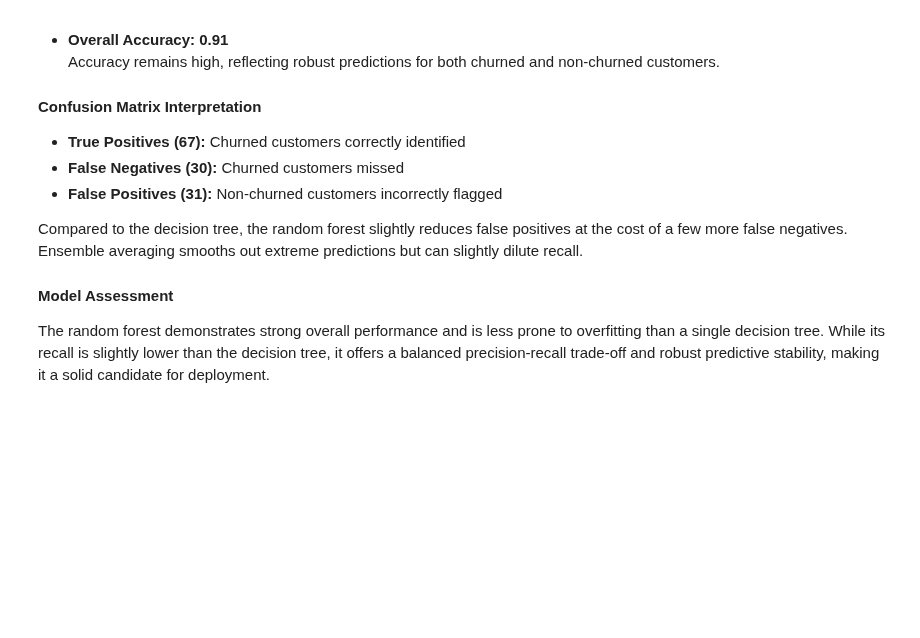
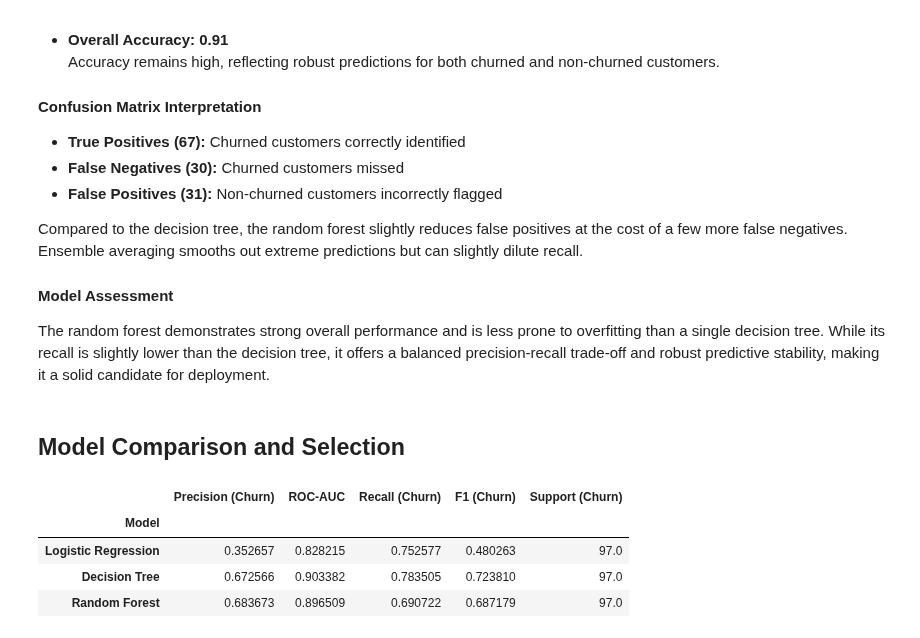
Before and after one commit to NjorogeWinnie/Telecom-churn-analysis, a Jupyter notebook: Telecom_Churn_Analysis.ipynb, the cells around one changed output. Drawn from its saved outputs; the diff is of its cells as text; code cells hidden in the pictures; blank space fills up the shorter version.

```diff
--- a/Telecom_Churn_Analysis.ipynb
+++ b/Telecom_Churn_Analysis.ipynb
@@ -674,3 +674,48 @@ Compared to the decision tree, the random forest slightly reduces false positive
 #### Model Assessment
 
 The random forest demonstrates strong overall performance and is less prone to overfitting than a single decision tree. While its recall is slightly lower than the decision tree, it offers a balanced precision-recall trade-off and robust predictive stability, making it a solid candidate for deployment.
+# %% [markdown]
+## **Model Comparison and Selection**
+# %%
+def pred_metrics(model, X_test, y_test, model_name):
+    y_pred = model.predict(X_test)
+    y_prob = model.predict_proba(X_test)[:, 1]
+
+    report = classification_report(
+        y_test,
+        y_pred,
+
+        output_dict=True
+    )
+
+    return {
+        'Model': model_name,
+        'Precision (Churn)': report['True']['precision'],
+        'ROC-AUC': roc_auc_score(y_test, y_prob),
+        'Recall (Churn)': report['True']['recall'],
+        'F1 (Churn)': report['True']['f1-score'],
+        'Support (Churn)': report['True']['support']
+    }
+# %%
+rows = []
+
+rows.append(pred_metrics(
+    log_reg, X_test_processed, y_test, 'Logistic Regression'
+))
+
+rows.append(pred_metrics(
+    dt, X_test_processed, y_test, 'Decision Tree'
+))
+
+rows.append(pred_metrics(
+    rf, X_test_processed, y_test, 'Random Forest'
+))
+
+metrics_df = pd.DataFrame(rows).set_index('Model')
+metrics_df
+# %% [output]
+|  | Precision (Churn) | ROC-AUC | Recall (Churn) | F1 (Churn) | Support (Churn) |
+| Model |  |  |  |  |  |
+| Logistic Regression | 0.352657 | 0.828215 | 0.752577 | 0.480263 | 97.0 |
+| Decision Tree | 0.672566 | 0.903382 | 0.783505 | 0.723810 | 97.0 |
+| Random Forest | 0.683673 | 0.896509 | 0.690722 | 0.687179 | 97.0 |
```
Also changed, not shown: parts of 5 cells of this notebook.
